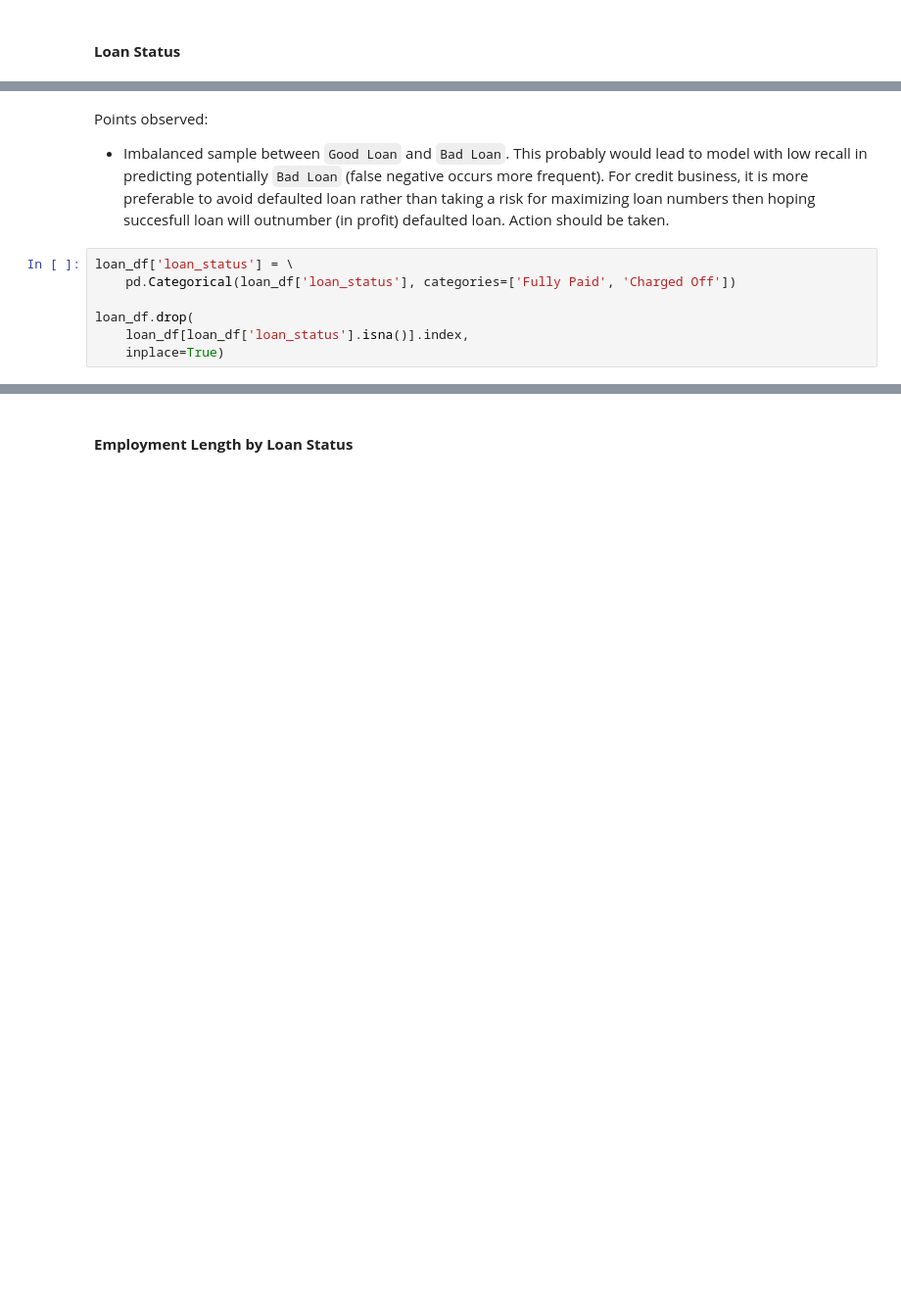
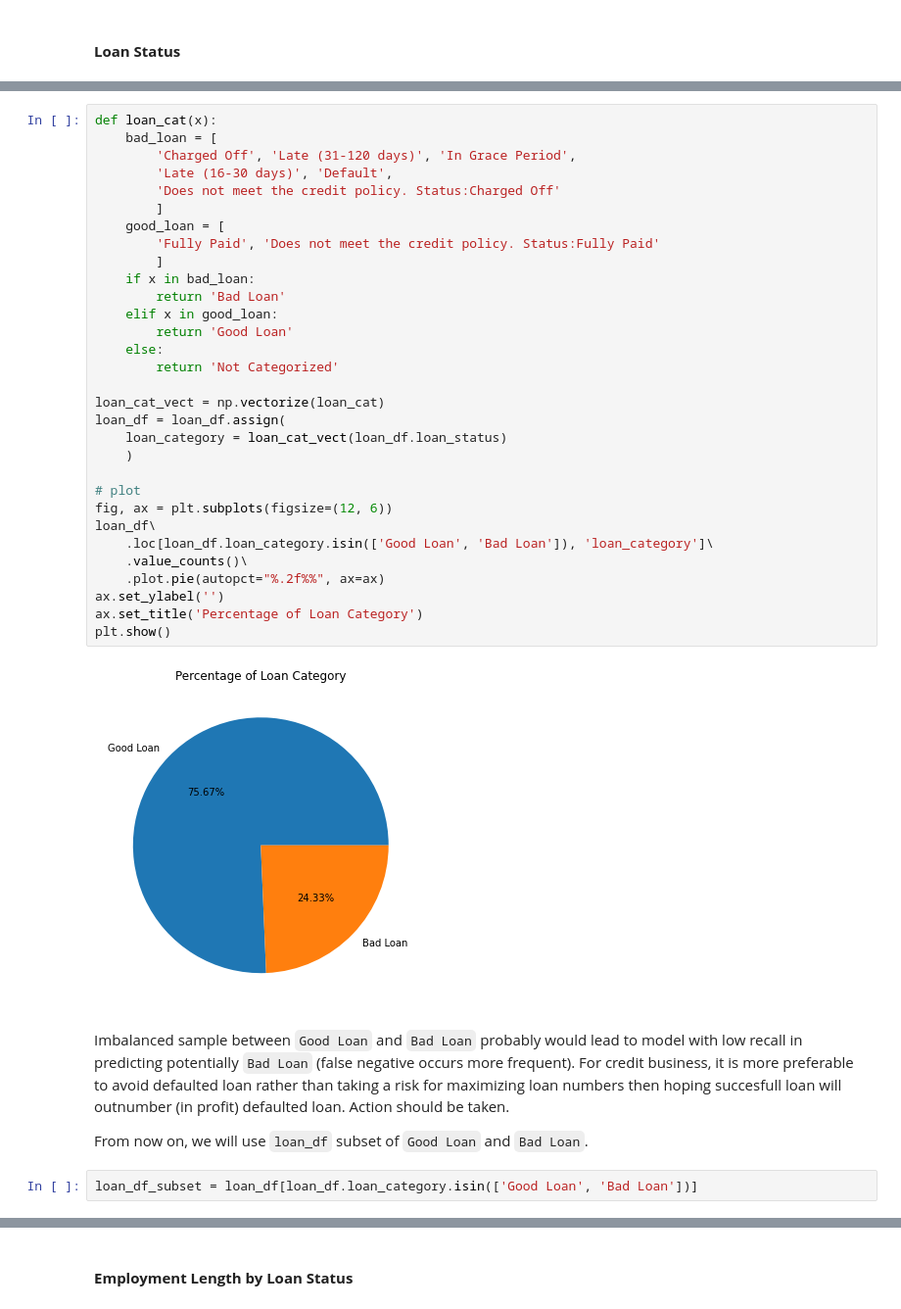
Before and after one commit to nbarizki/creditdefaultml, a Jupyter notebook: 2_Data_exploration.ipynb, the cells around one changed output, grey strips where cells are left out. Shown: that part at 98% size. Drawn from its saved outputs; the diff is of its cells as text; blank space fills up the shorter version.

```diff
--- a/2_Data_exploration.ipynb
+++ b/2_Data_exploration.ipynb
@@ -225,12 +276,40 @@ Let's see the distribution of portion of loan paid of `Default` and `Charged Off
+# %%
+def loan_cat(x):
+    bad_loan = [
+        'Charged Off', 'Late (31-120 days)', 'In Grace Period',
+        'Late (16-30 days)', 'Default',
+        'Does not meet the credit policy. Status:Charged Off'
+        ]
+    good_loan = [
+        'Fully Paid', 'Does not meet the credit policy. Status:Fully Paid'
+        ]
+    if x in bad_loan:
+        return 'Bad Loan'
+    elif x in good_loan:
+        return 'Good Loan'
+    else:
+        return 'Not Categorized'
+
+loan_cat_vect = np.vectorize(loan_cat)
+loan_df = loan_df.assign(
+    loan_category = loan_cat_vect(loan_df.loan_status)
+    )
+
+# plot
+fig, ax = plt.subplots(figsize=(12, 6))
+loan_df\
+    .loc[loan_df.loan_category.isin(['Good Loan', 'Bad Loan']), 'loan_category']\
+    .value_counts()\
+    .plot.pie(autopct="%.2f%%", ax=ax)
+ax.set_ylabel('')
+ax.set_title('Percentage of Loan Category')
+plt.show()
+# %% [output]
+[figure, added]
 # %% [markdown]
-Points observed:
+Imbalanced sample between `Good Loan` and `Bad Loan` probably would lead to model with low recall in predicting potentially `Bad Loan` (false negative occurs more frequent). For credit business, it is more preferable to avoid defaulted loan rather than taking a risk for maximizing loan numbers then hoping succesfull loan will outnumber (in profit) defaulted loan. Action should be taken.
 
-- Imbalanced sample between `Good Loan` and `Bad Loan`. This probably would lead to model with low recall in predicting potentially `Bad Loan` (false negative occurs more frequent). For credit business, it is more preferable to avoid defaulted loan rather than taking a risk for maximizing loan numbers then hoping succesfull loan will outnumber (in profit) defaulted loan. Action should be taken.
+From now on, we will use `loan_df` subset of `Good Loan` and `Bad Loan`.
-# %%
-loan_df['loan_status'] = \
-    pd.Categorical(loan_df['loan_status'], categories=['Fully Paid', 'Charged Off'])
-
-loan_df.drop(
-    loan_df[loan_df['loan_status'].isna()].index,
-    inplace=True)
+# %%
+loan_df_subset = loan_df[loan_df.loan_category.isin(['Good Loan', 'Bad Loan'])]
 # %% [markdown]
```
Also changed, not shown: parts of 46 cells of this notebook, 1 other file.
